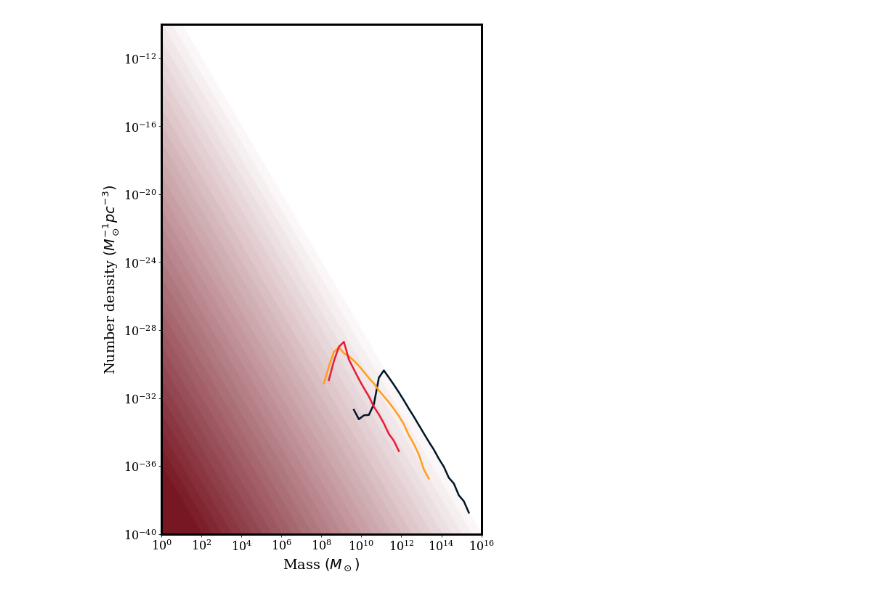
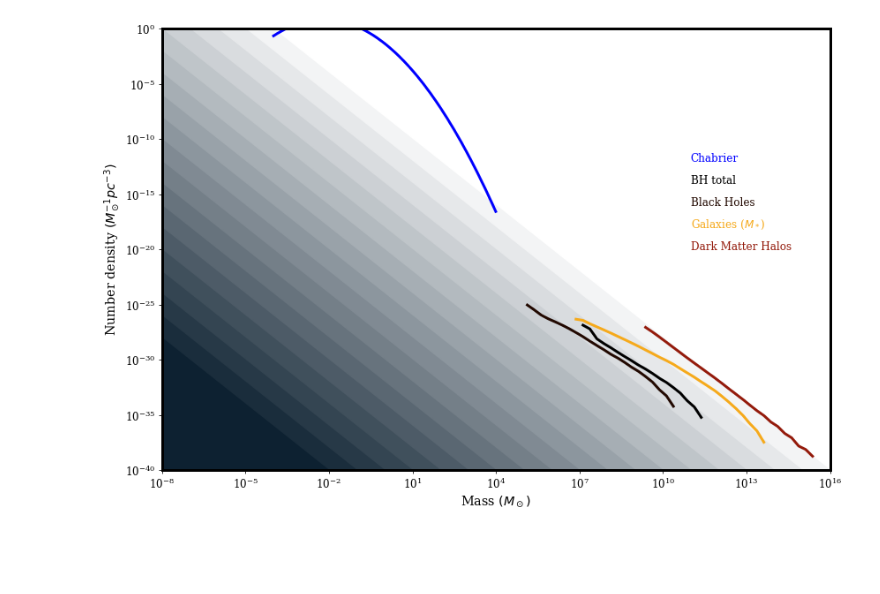
Before and after one commit to zpenoyre/things, a Jupyter notebook: thingsPlot.ipynb, the cells around one changed output. Cells and saved outputs as stored; diff of their text form; code cells hidden in the pictures; blank space fills up the shorter version.

Commit message:
Adding Daniels SMBH data, some more (better) galaxies data, totally wrong IMF data and updating the plot

```diff
--- a/thingsPlot.ipynb
+++ b/thingsPlot.ipynb
@@ -5,11 +5,11 @@ import matplotlib.pyplot as plt
 # %%
 plt.style.use('ggplot')
 # %%
-mpl.rcParams['lines.linewidth'] = 2.5
+mpl.rcParams['lines.linewidth'] = 3
 mpl.rcParams['axes.facecolor']='white'
 mpl.rcParams['axes.edgecolor']='k'
 mpl.rcParams['axes.linewidth']=3
-mpl.rcParams['font.size']=16
+mpl.rcParams['font.size']=12
 mpl.rcParams['font.family'] = 'serif'
 mpl.rcParams['text.color'] = 'k'
 #mpl.rcParams['xtick.major.width'] = 2
@@ -38,28 +35,34 @@ colours=['#011627','#FF9F1C','#E71D36']
+# %%
+files=['darkMatter','galaxies','SMBHs','blackHoles','chabrierImf']
+colours=['#941B0C','#F6AA1C','#220901','k','b']
+text=['Dark Matter Halos',r'Galaxies ($M_*$)','Black Holes','BH total','Chabrier']
+textPos=[[1e11,1e-20],[1e11,1e-18],[1e11,1e-16],[1e11,1e-14],[1e11,1e-12]]
 # %%
 def plotBackground(thisPlot,x0,y0,colour):
-    cmap=makeCmap('#730F1C','name')
+    cmap=makeCmap('#011627','name')
     yMin=y0*np.power(x0/1e20,2)
     yMax=y0*np.power(x0/1e-20,2)
-    nColours=30
-    change=0.1
+    nColours=20
+    change=0.01
     for i in range(nColours-1):
         thisPlot.fill([1e-20,1e-20,1e20],[yMax*change**(i),yMin*change**(i),yMin*change**(i)],c=cmap((i+1)/nColours))
     return thisPlot
 # %%
-fig = plt.figure(figsize=(8,11))
+fig = plt.figure(figsize=(12,8))
 nPlot = plt.gca()
 for index,field in enumerate(files):
     data=np.genfromtxt('data/'+field+'.txt')
-    nPlot.plot(data[0,:],data[1,:],c=colours[index])
+    nPlot.plot(data[:,0],data[:,1],c=colours[index])
+    nPlot.text(textPos[index][0],textPos[index][1],text[index],color=colours[index])
 nPlot=plotBackground(nPlot,1e16,1e-40,'k')
 nPlot.set_xscale('log')
 nPlot.set_yscale('log')
-nPlot.set_ylim(1e-40,1e-10)
-nPlot.set_xlim(1,1e16)
+nPlot.set_ylim(1e-40,1)
+nPlot.set_xlim(1e-8,1e16)
 nPlot.set_xlabel(r'Mass $(M_\odot)$')
 nPlot.set_ylabel(r'Number density $(M_\odot^{-1} pc^{-3})$')
 plt.tight_layout()
 plt.savefig('plot.pdf')
 plt.show()
 # %% [output]
-[figure, old version]
+[figure, new version]
```
Also changed, not shown: parts of 1 cell of this notebook, 8 other files.
